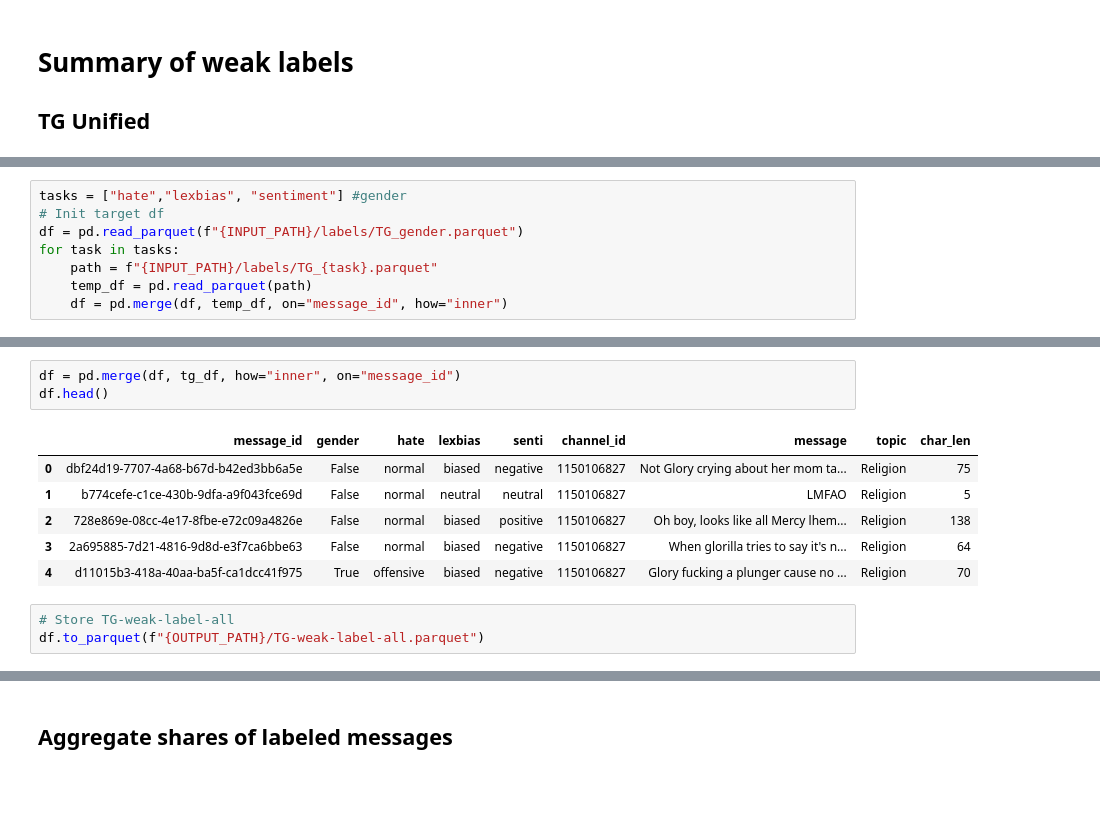
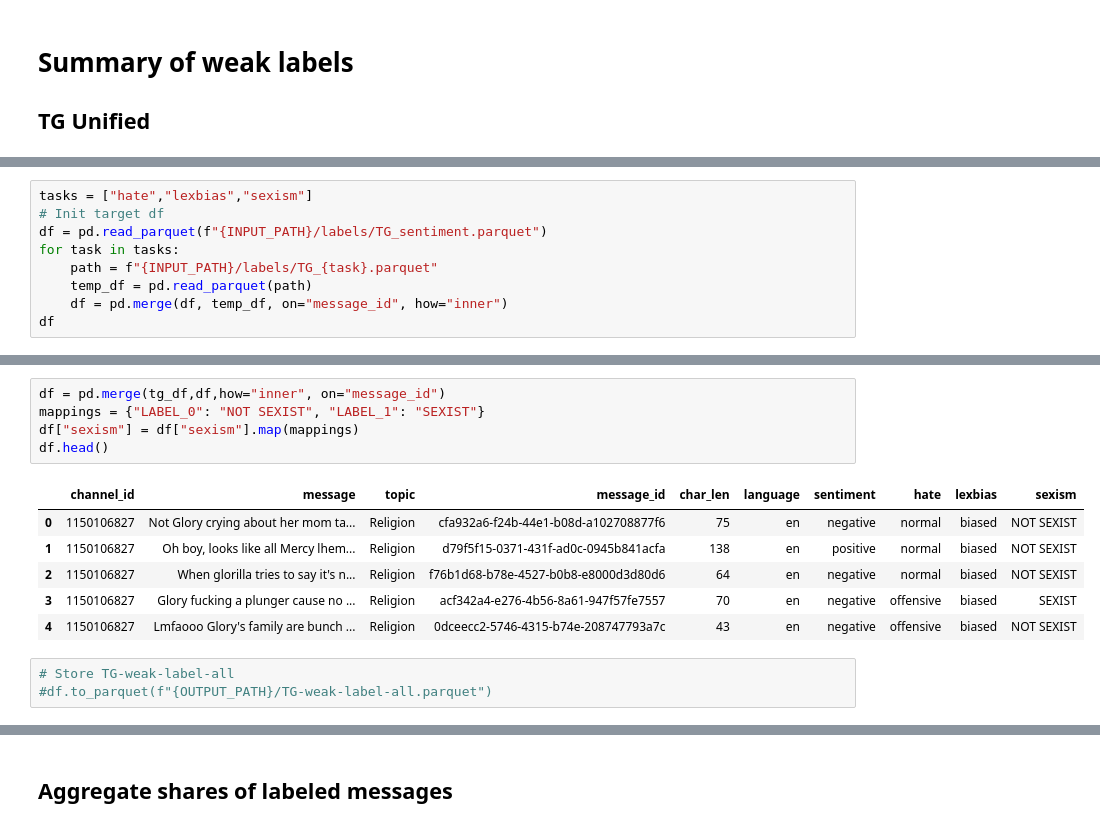
Before and after one commit to TomSOWI/thesis-datasets, a Jupyter notebook: telegram/pre-classify/summary.ipynb, the cells around one changed output, grey strips where cells are left out. Cells and saved outputs as stored; diff of their text form; blank space fills up the shorter version.

```diff
--- a/telegram/pre-classify/summary.ipynb
+++ b/telegram/pre-classify/summary.ipynb
@@ -16,8 +41,9 @@ OUTPUT_PATH = "/scratch/usr/nimtsspi/datasets/TG"
 # %%
-tasks = ["hate","lexbias", "sentiment"] #gender
+tasks = ["hate","lexbias","sexism"]
 # Init target df
-df = pd.read_parquet(f"{INPUT_PATH}/labels/TG_gender.parquet")
+df = pd.read_parquet(f"{INPUT_PATH}/labels/TG_sentiment.parquet")
 for task in tasks:
     path = f"{INPUT_PATH}/labels/TG_{task}.parquet"
     temp_df = pd.read_parquet(path)
     df = pd.merge(df, temp_df, on="message_id", how="inner")
+df
@@ -34,13 +74,15 @@ tg_df.head()
 # %%
-df = pd.merge(df, tg_df, how="inner", on="message_id")
+df = pd.merge(tg_df,df,how="inner", on="message_id")
+mappings = {"LABEL_0": "NOT SEXIST", "LABEL_1": "SEXIST"}
+df["sexism"] = df["sexism"].map(mappings)
 df.head()
 # %% [output]
-|  | message_id | gender | hate | lexbias | senti | channel_id | message | topic | char_len |
-| 0 | dbf24d19-7707-4a68-b67d-b42ed3bb6a5e | False | normal | biased | negative | 1150106827 | Not Glory crying about her mom ta... | Religion | 75 |
-| 1 | b774cefe-c1ce-430b-9dfa-a9f043fce69d | False | normal | neutral | neutral | 1150106827 | LMFAO | Religion | 5 |
-| 2 | 728e869e-08cc-4e17-8fbe-e72c09a4826e | False | normal | biased | positive | 1150106827 | Oh boy, looks like all Mercy lhem... | Religion | 138 |
-| 3 | 2a695885-7d21-4816-9d8d-e3f7ca6bbe63 | False | normal | biased | negative | 1150106827 | When glorilla tries to say it's n... | Religion | 64 |
-| 4 | d11015b3-418a-40aa-ba5f-ca1dcc41f975 | True | offensive | biased | negative | 1150106827 | Glory fucking a plunger cause no ... | Religion | 70 |
+|  | channel_id | message | topic | message_id | char_len | language | sentiment | hate | lexbias | sexism |
+| 0 | 1150106827 | Not Glory crying about her mom ta... | Religion | cfa932a6-f24b-44e1-b08d-a102708877f6 | 75 | en | negative | normal | biased | NOT SEXIST |
+| 1 | 1150106827 | Oh boy, looks like all Mercy lhem... | Religion | d79f5f15-0371-431f-ad0c-0945b841acfa | 138 | en | positive | normal | biased | NOT SEXIST |
+| 2 | 1150106827 | When glorilla tries to say it's n... | Religion | f76b1d68-b78e-4527-b0b8-e8000d3d80d6 | 64 | en | negative | normal | biased | NOT SEXIST |
+| 3 | 1150106827 | Glory fucking a plunger cause no ... | Religion | acf342a4-e276-4b56-8a61-947f57fe7557 | 70 | en | negative | offensive | biased | SEXIST |
+| 4 | 1150106827 | Lmfaooo Glory's family are bunch ... | Religion | 0dceecc2-5746-4315-b74e-208747793a7c | 43 | en | negative | offensive | biased | NOT SEXIST |
 # %%
 # Store TG-weak-label-all
-df.to_parquet(f"{OUTPUT_PATH}/TG-weak-label-all.parquet")
+#df.to_parquet(f"{OUTPUT_PATH}/TG-weak-label-all.parquet")
```
Also changed, not shown: parts of 29 cells of this notebook, 13 other files.
